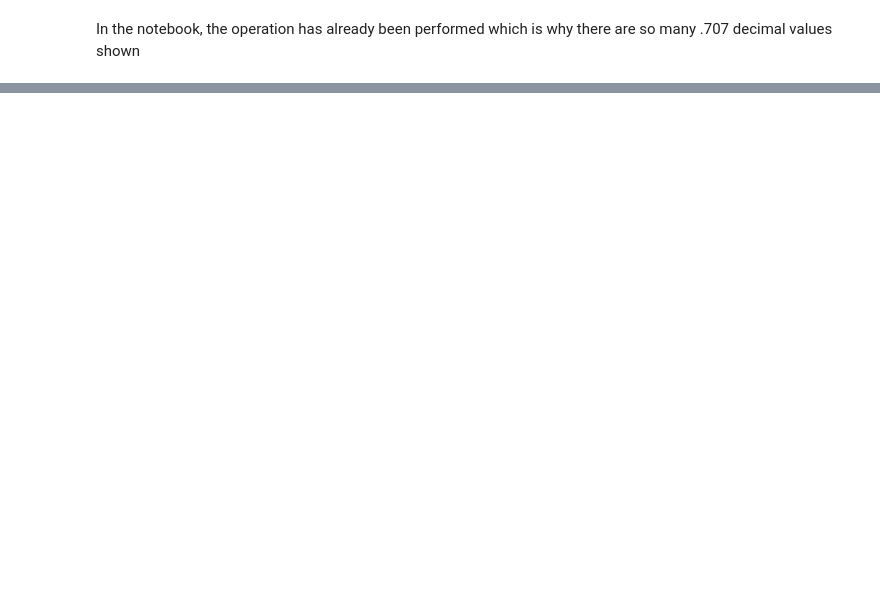
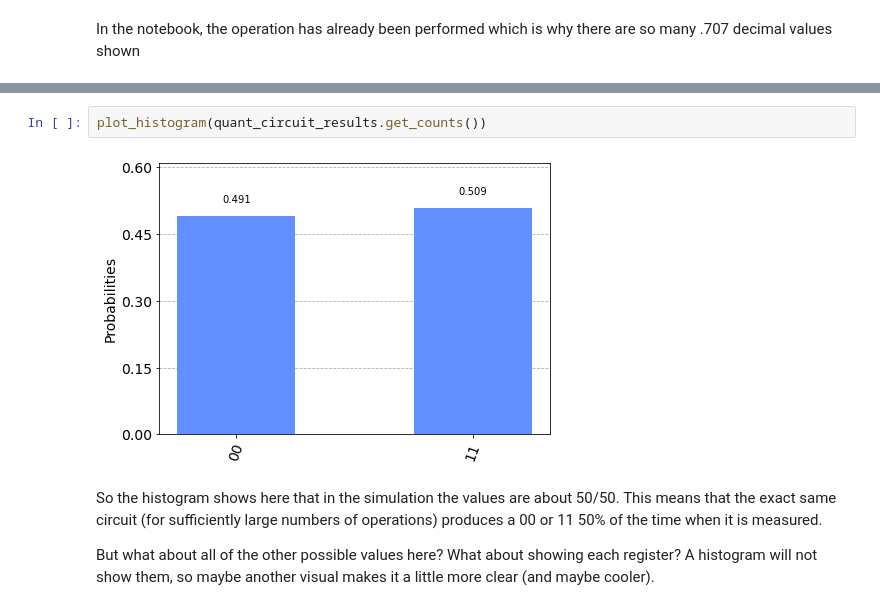
Before and after one commit to Mdcrab02/Qiskit-Introduction, a Jupyter notebook: 001 Circuit Basics and Entanglement.ipynb, the cells around one changed output, grey strips where cells are left out. Saved outputs shown, nothing was run; the diff lists cells and outputs as text; blank space fills up the shorter version.

```diff
--- a/001 Circuit Basics and Entanglement.ipynb
+++ b/001 Circuit Basics and Entanglement.ipynb
@@ -221,0 +299,8 @@ This shows that they are entangled and in what's known as a bell state
+# %%
+plot_histogram(quant_circuit_results.get_counts())
+# %% [output]
+[figure, added]
+# %% [markdown]
+So the histogram shows here that in the simulation the values are about 50/50.  This means that the exact same circuit (for sufficiently large numbers of operations) produces a 00 or 11 50% of the time when it is measured.
+
+But what about all of the other possible values here?  What about showing each register?  A histogram will not show them, so maybe another visual makes it a little more clear (and maybe cooler).
```
Also changed, not shown: parts of 50 cells of this notebook.
